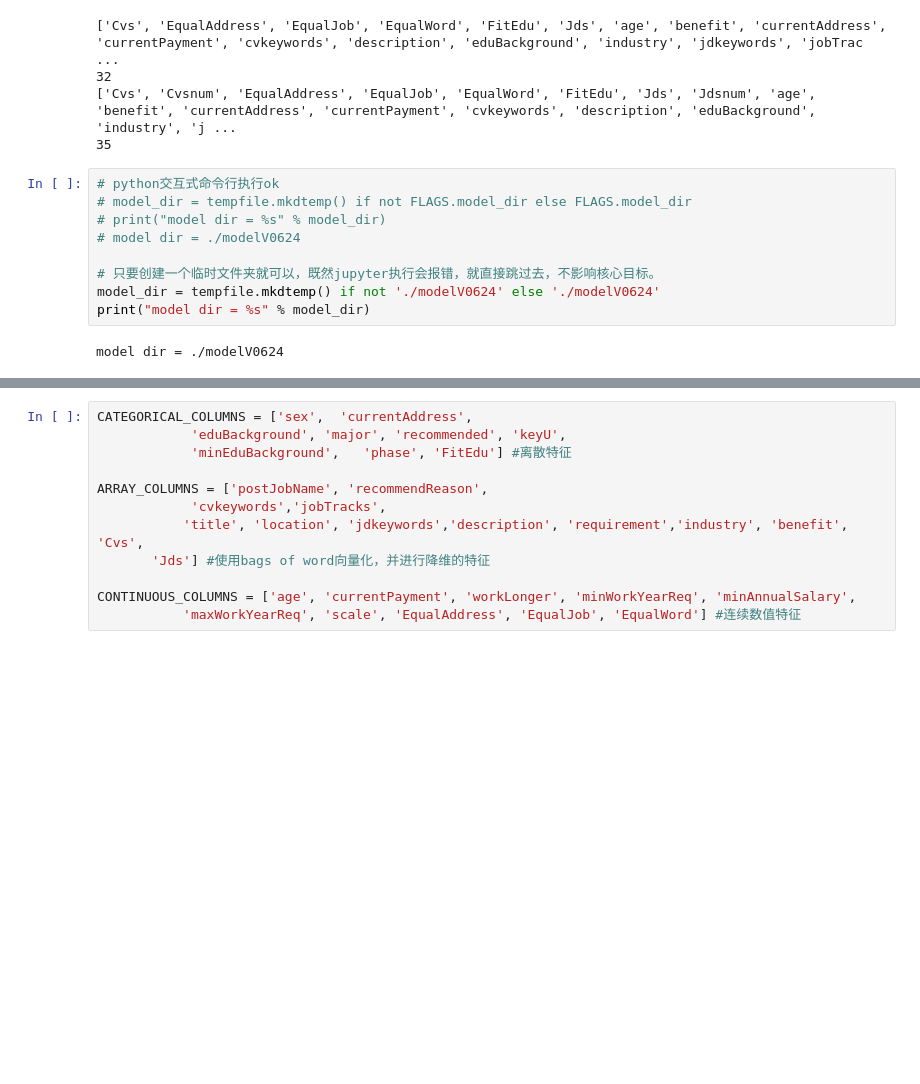
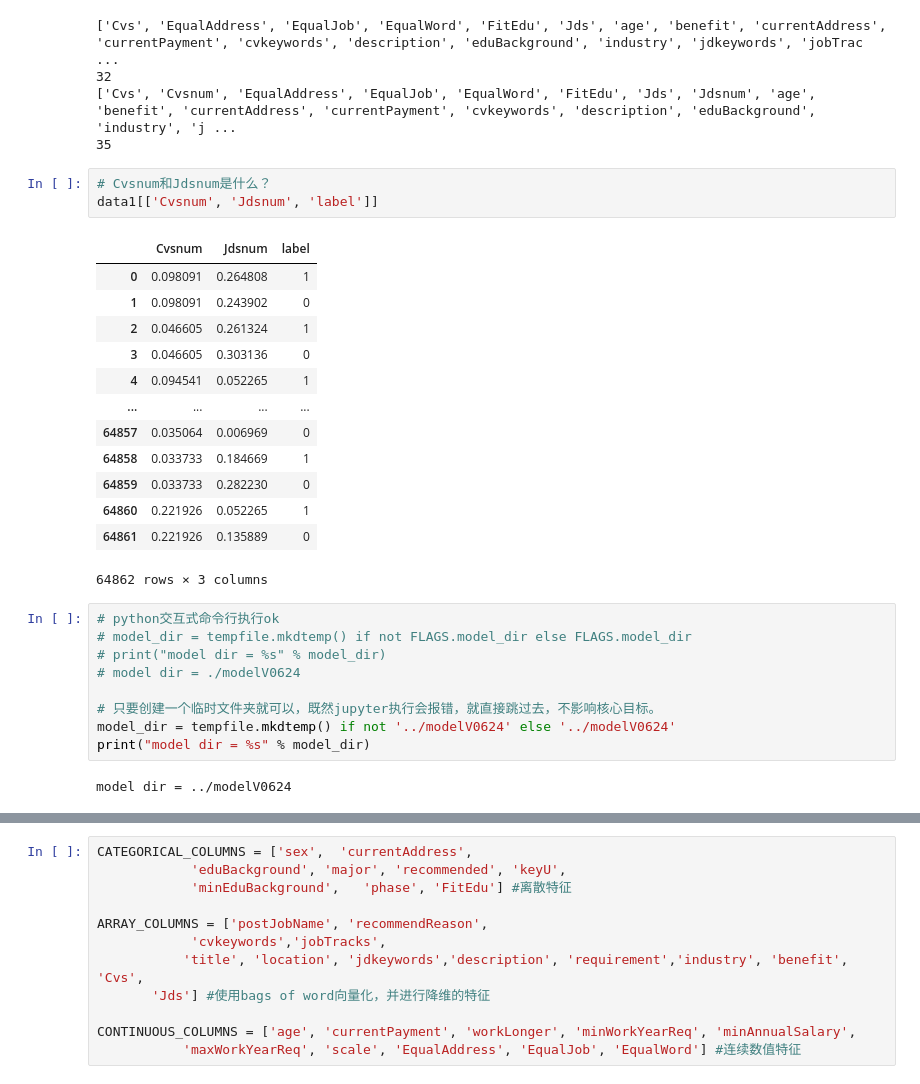
Before and after one commit to slowisfast2030/Tsinghua_model_recur, a Jupyter notebook: modelV0623.ipynb, the cells around one changed output, grey strips where cells are left out. Saved outputs shown, nothing was run; the diff lists cells and outputs as text; blank space fills up the shorter version.

```diff
--- a/modelV0623.ipynb
+++ b/modelV0623.ipynb
@@ -200,6 +235,23 @@ print(len(a))
 32
 ['Cvs', 'Cvsnum', 'EqualAddress', 'EqualJob', 'EqualWord', 'FitEdu', 'Jds', 'Jdsnum', 'age', 'benefit', 'currentAddress', 'currentPayment', 'cvkeywords', 'description', 'eduBackground', 'industry', 'j ...
 35
+# %%
+# Cvsnum和Jdsnum是什么？
+data1[['Cvsnum', 'Jdsnum', 'label']]
+# %% [output]
+|  | Cvsnum | Jdsnum | label |
+| 0 | 0.098091 | 0.264808 | 1 |
+| 1 | 0.098091 | 0.243902 | 0 |
+| 2 | 0.046605 | 0.261324 | 1 |
+| 3 | 0.046605 | 0.303136 | 0 |
+| 4 | 0.094541 | 0.052265 | 1 |
+| ... | ... | ... | ... |
+| 64857 | 0.035064 | 0.006969 | 0 |
+| 64858 | 0.033733 | 0.184669 | 1 |
+| 64859 | 0.033733 | 0.282230 | 0 |
+| 64860 | 0.221926 | 0.052265 | 1 |
+| 64861 | 0.221926 | 0.135889 | 0 |
+64862 rows × 3 columns
 # %%
 # python交互式命令行执行ok
 # model_dir = tempfile.mkdtemp() if not FLAGS.model_dir else FLAGS.model_dir
@@ -207,10 +259,10 @@ print(len(a))
 # model dir = ./modelV0624
 
 # 只要创建一个临时文件夹就可以，既然jupyter执行会报错，就直接跳过去，不影响核心目标。
-model_dir = tempfile.mkdtemp() if not './modelV0624' else './modelV0624'
+model_dir = tempfile.mkdtemp() if not '../modelV0624' else '../modelV0624'
 print("model dir = %s" % model_dir)
 # %% [output]
-model dir = ./modelV0624
+model dir = ../modelV0624
 # %%
 import re
 
```
Also changed, not shown: parts of 19 cells of this notebook, 2 other files.
